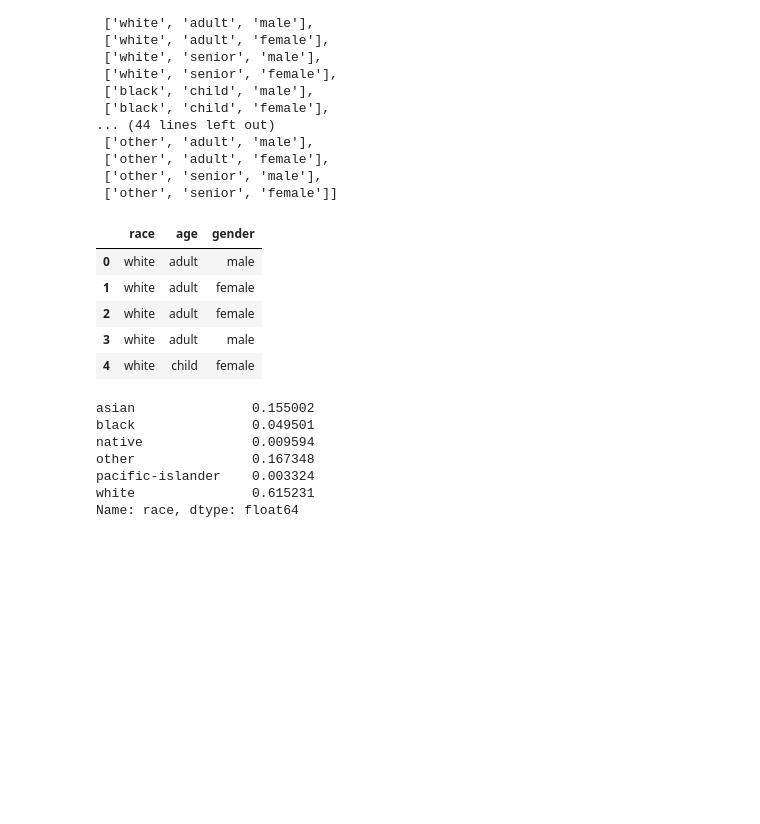
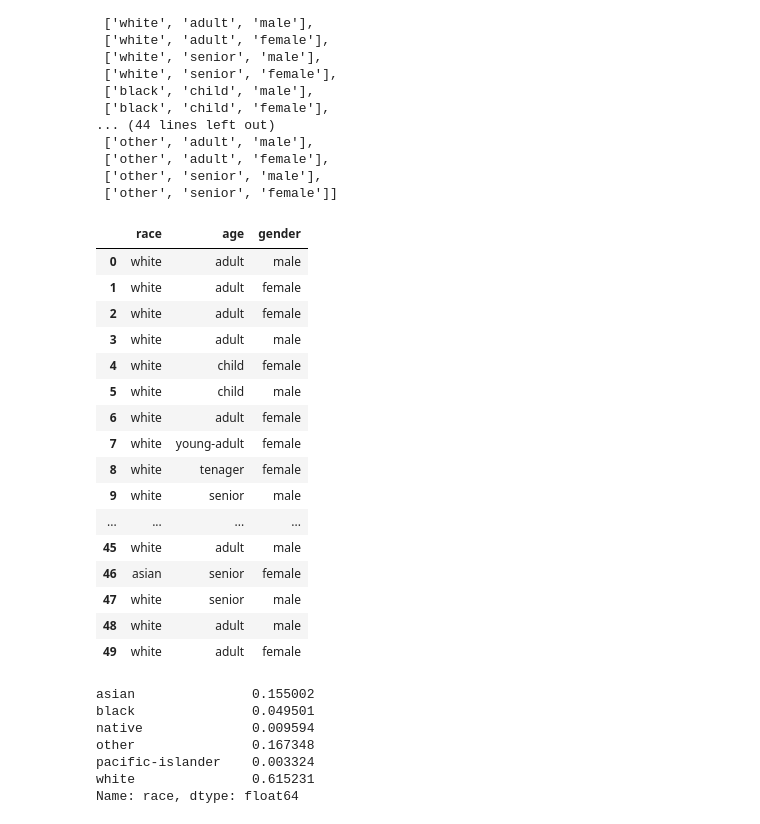
Before and after one commit to abuudarda/synthetic-population-simulation, a Jupyter notebook: Multidimensional_IPF_1.ipynb, the cells around one changed output. Saved outputs shown, nothing was run; the diff lists cells and outputs as text; code cells hidden in the pictures; blank space fills up the shorter version.

```diff
--- a/Multidimensional_IPF_1.ipynb
+++ b/Multidimensional_IPF_1.ipynb
@@ -102,16 +102,30 @@ demographic
 # %%
 col_list = ["race", "age", "sex"]
 df = pd.read_csv("CA-data\\pums\\temp_pums.csv", usecols=col_list)
 df = df.rename(columns={'sex': 'gender'})
 df=df[["race", "age", "gender"]]
-df.head()
+# np.random.seed(37)
+# random.seed(37)
+# df['height']=np.random.uniform(size=len(df),low=4.5,high=6.7)
+df.head(50)
 # %% [output]
 |  | race | age | gender |
 | 0 | white | adult | male |
 | 1 | white | adult | female |
 | 2 | white | adult | female |
 | 3 | white | adult | male |
 | 4 | white | child | female |
+| 5 | white | child | male |
+| 6 | white | adult | female |
+| 7 | white | young-adult | female |
+| 8 | white | tenager | female |
+| 9 | white | senior | male |
+| ... | ... | ... | ... |
+| 45 | white | adult | male |
+| 46 | asian | senior | female |
+| 47 | white | senior | male |
+| 48 | white | adult | male |
+| 49 | white | adult | female |
 # %%
 df.race.value_counts().sort_index() / df.shape[0]
 # %% [output]
```
Also changed, not shown: parts of 16 cells of this notebook, 3 other files.
